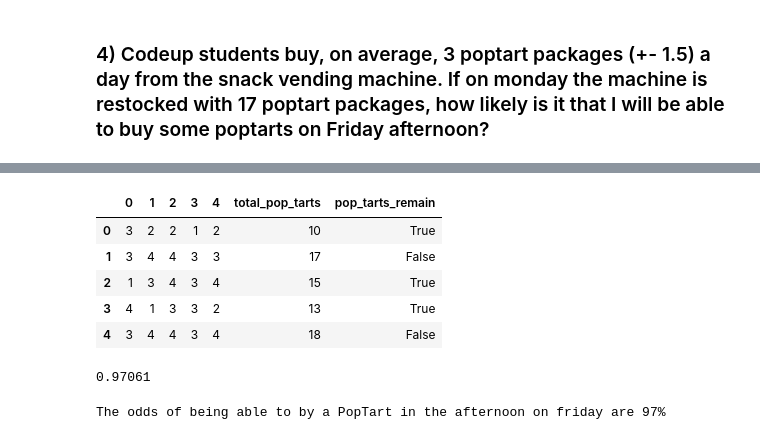
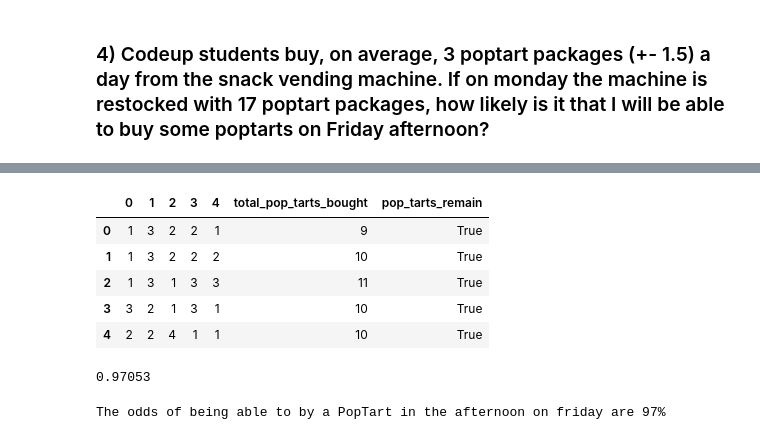
Before and after one commit to Johndsalas/lesson_prep, a Jupyter notebook: simulation_exercises.ipynb, the cells around one changed output, grey strips where cells are left out. Drawn from its saved outputs; the diff is of its cells as text; code cells hidden in the pictures.

```diff
--- a/simulation_exercises.ipynb
+++ b/simulation_exercises.ipynb
@@ -264,19 +278,19 @@ df.head()
 # %%
 # add calculation columnns
-df['total_pop_tarts'] = df.sum(axis=1)
-df['pop_tarts_remain'] = df['total_pop_tarts'] < 17
+df['total_pop_tarts_bought'] = df.sum(axis=1)
+df['pop_tarts_remain'] = df['total_pop_tarts_bought'] < 17
 df.head()
 # %% [output]
-|  | 0 | 1 | 2 | 3 | 4 | total_pop_tarts | pop_tarts_remain |
-| 0 | 3 | 2 | 2 | 1 | 2 | 10 | True |
-| 1 | 3 | 4 | 4 | 3 | 3 | 17 | False |
-| 2 | 1 | 3 | 4 | 3 | 4 | 15 | True |
-| 3 | 4 | 1 | 3 | 3 | 2 | 13 | True |
-| 4 | 3 | 4 | 4 | 3 | 4 | 18 | False |
+|  | 0 | 1 | 2 | 3 | 4 | total_pop_tarts_bought | pop_tarts_remain |
+| 0 | 1 | 3 | 2 | 2 | 1 | 9 | True |
+| 1 | 1 | 3 | 2 | 2 | 2 | 10 | True |
+| 2 | 1 | 3 | 1 | 3 | 3 | 11 | True |
+| 3 | 3 | 2 | 1 | 3 | 1 | 10 | True |
+| 4 | 2 | 2 | 4 | 1 | 1 | 10 | True |
 # %%
 df['pop_tarts_remain'].mean()
 # %% [output]
-0.97061
+0.97053
 # %%
 # get mean of calculation True/False columns
 # format and print results
```
Also changed, not shown: parts of 51 cells of this notebook, 1 other file.
